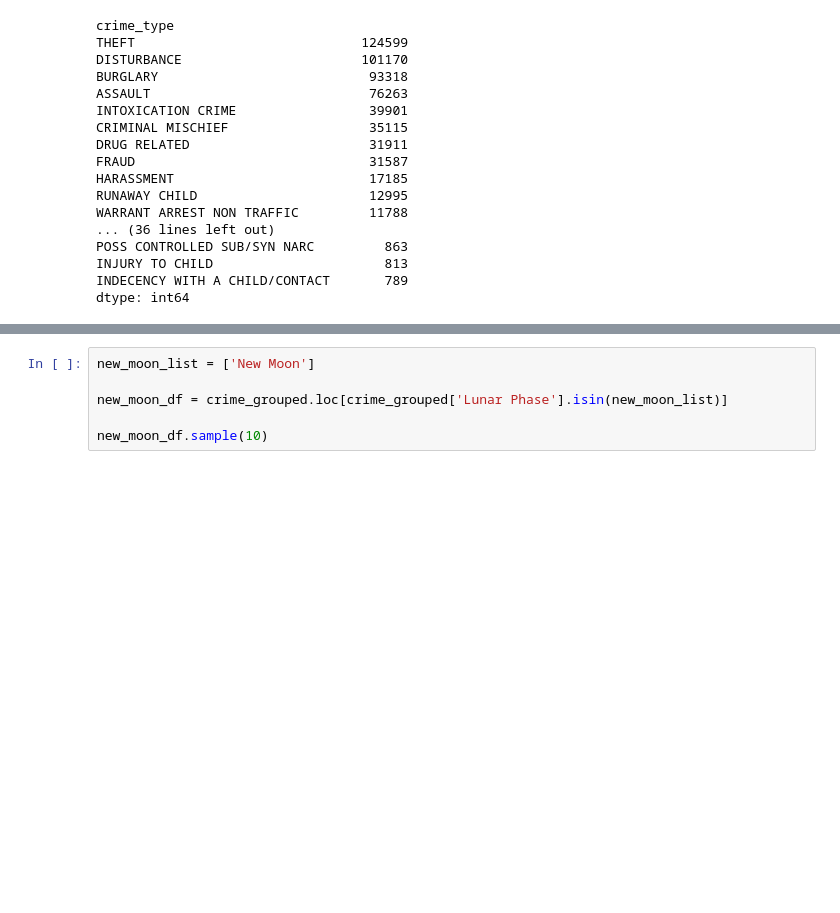
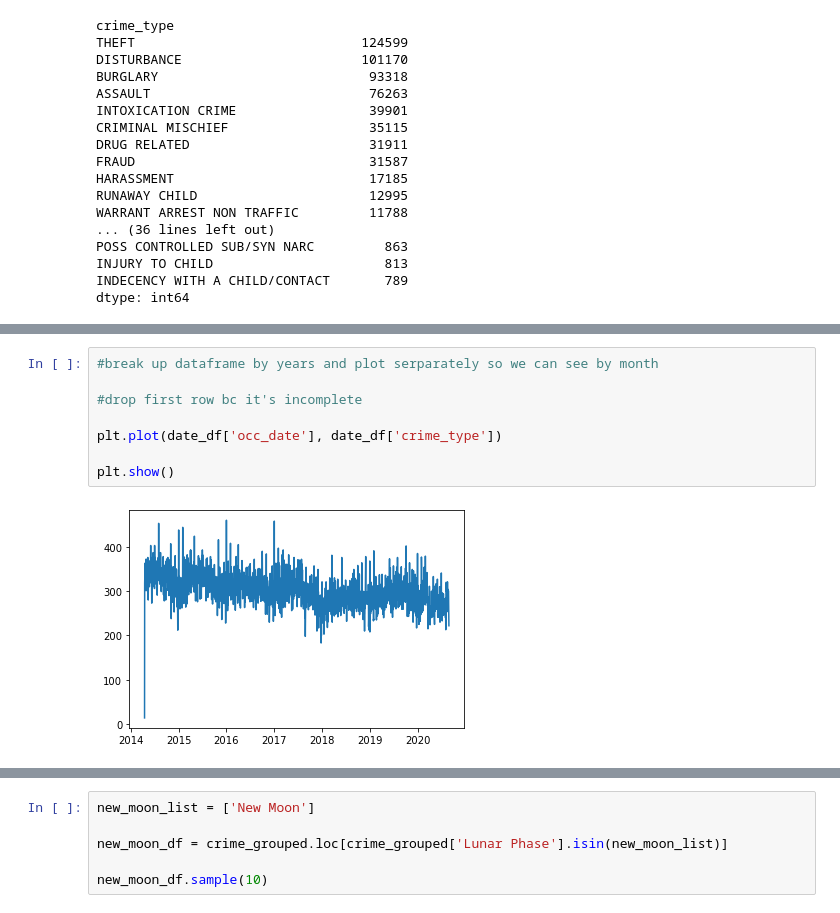
Before and after one commit to flashforward89/Project-1, a Jupyter notebook: Erin Folder/Crime_MoonPhase.ipynb, the cells around one changed output, grey strips where cells are left out. Saved outputs shown, nothing was run; the diff lists cells and outputs as text; blank space fills up the shorter version.

Commit message:
created 2014 plots

```diff
--- a/Erin Folder/Crime_MoonPhase.ipynb
+++ b/Erin Folder/Crime_MoonPhase.ipynb
@@ -270,0 +314,10 @@ dtype: int64
+# %%
+#break up dataframe by years and plot serparately so we can see by month
+
+#drop first row bc it's incomplete
+
+plt.plot(date_df['occ_date'], date_df['crime_type'])
+
+plt.show()
+# %% [output]
+[figure, added]
```
Also changed, not shown: parts of 16 cells of this notebook, 1 other file.
